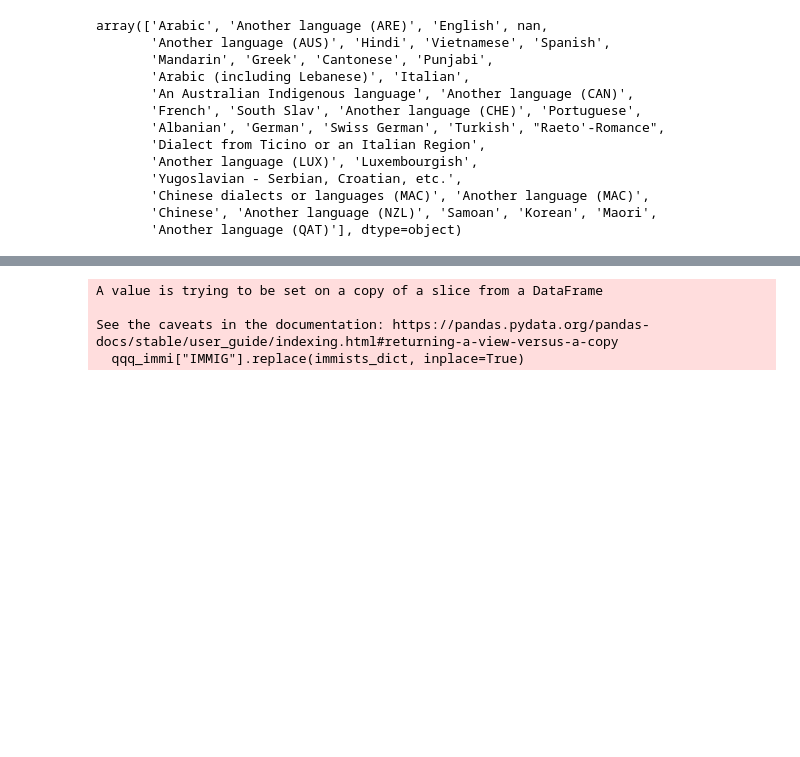
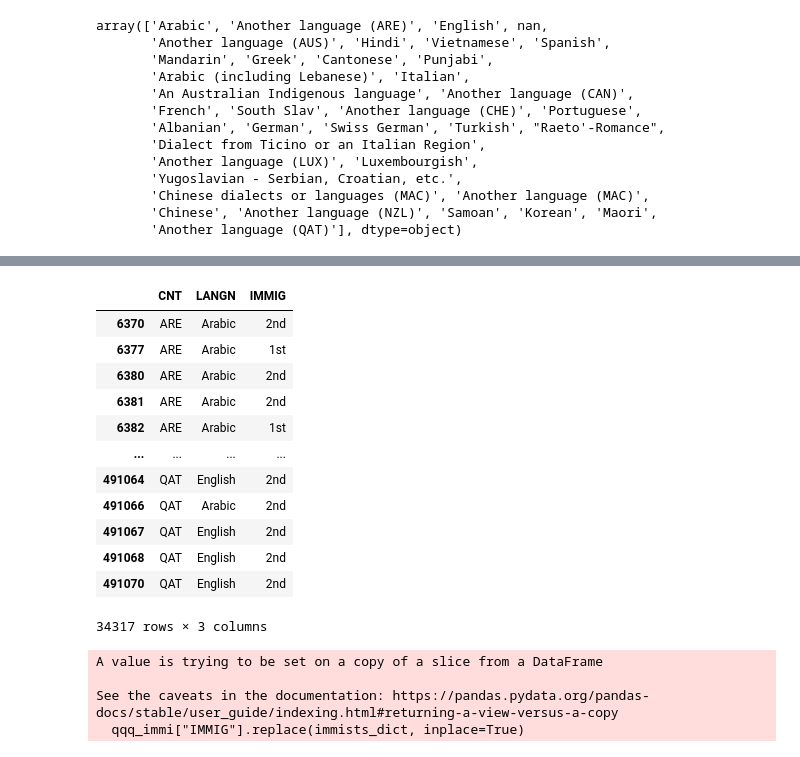
Before and after one commit to kefanyu/mdi_piaac, a Jupyter notebook: pisa2018/qqq_test.ipynb, the cells around one changed output, grey strips where cells are left out. Drawn from its saved outputs; the diff is of its cells as text; code cells hidden in the pictures; blank space fills up the shorter version.

```diff
--- a/pisa2018/qqq_test.ipynb
+++ b/pisa2018/qqq_test.ipynb
@@ -107,3 +106,20 @@ See the caveats in the documentation: https://pandas.pydata.org/pandas-docs/stab
+# %%
+qqq_immi_f = qqq_immi[["CNT","LANGN","IMMIG"]]
+qqq_immi_f
+# %% [output]
+|  | CNT | LANGN | IMMIG |
+| 6370 | ARE | Arabic | 2nd |
+| 6377 | ARE | Arabic | 1st |
+| 6380 | ARE | Arabic | 2nd |
+| 6381 | ARE | Arabic | 2nd |
+| 6382 | ARE | Arabic | 1st |
+| ... | ... | ... | ... |
+| 491064 | QAT | English | 2nd |
+| 491066 | QAT | Arabic | 2nd |
+| 491067 | QAT | English | 2nd |
+| 491068 | QAT | English | 2nd |
+| 491070 | QAT | English | 2nd |
+34317 rows × 3 columns
 # %%
 immists_dict = {2:"1st", 3:"2nd"}
 
```
Also changed, not shown: parts of 13 cells of this notebook, 2 other files.
